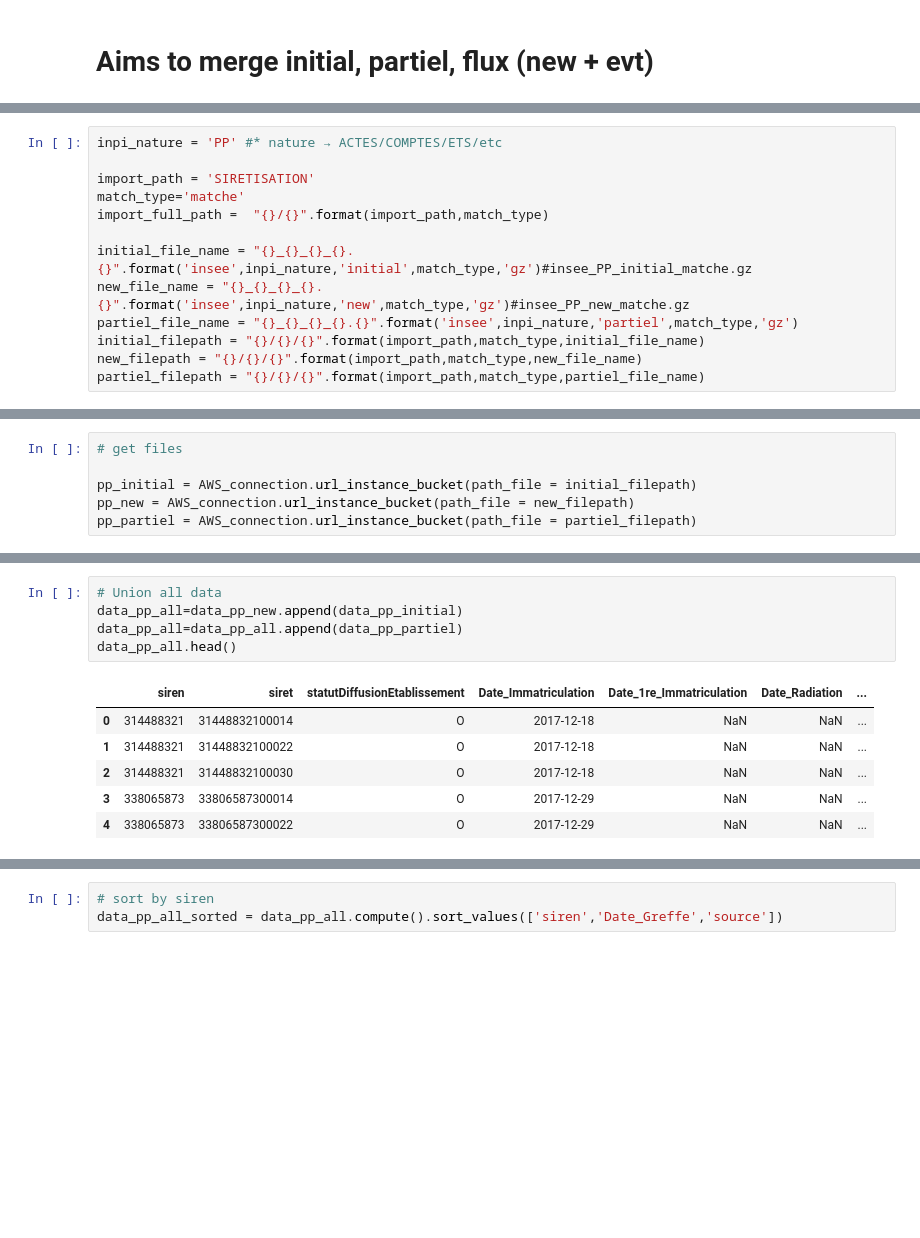
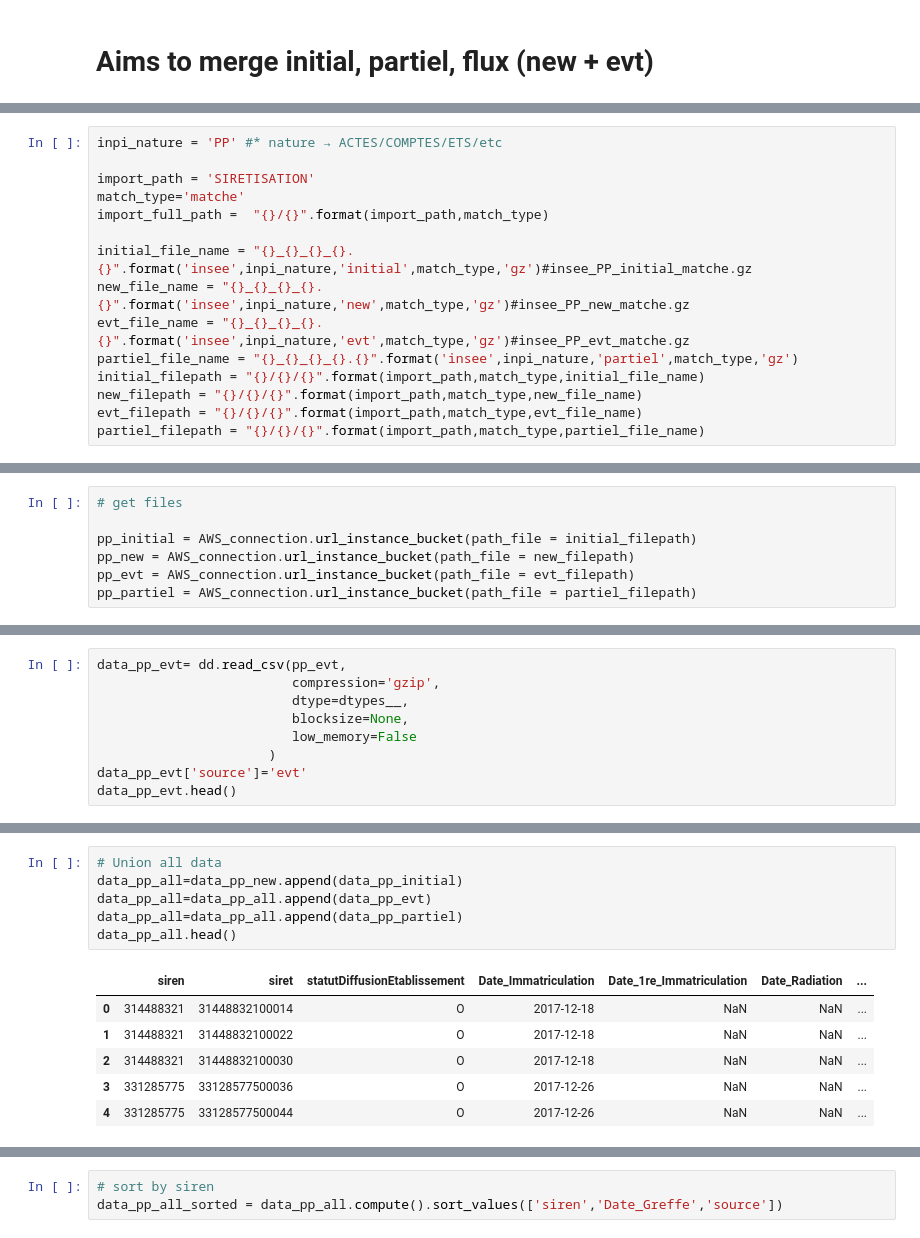
Before and after one commit to thomaspernet/InseeInpi_matching, a Jupyter notebook: Notebooks_matching/PP_all.ipynb, the cells around one changed output, grey strips where cells are left out. Cells and saved outputs as stored; diff of their text form; blank space fills up the shorter version.

```diff
--- a/Notebooks_matching/PP_all.ipynb
+++ b/Notebooks_matching/PP_all.ipynb
@@ -18,9 +21,11 @@ import_full_path =  "{}/{}".format(import_path,match_type)
 
 initial_file_name = "{}_{}_{}_{}.{}".format('insee',inpi_nature,'initial',match_type,'gz')#insee_PP_initial_matche.gz
 new_file_name = "{}_{}_{}_{}.{}".format('insee',inpi_nature,'new',match_type,'gz')#insee_PP_new_matche.gz
+evt_file_name = "{}_{}_{}_{}.{}".format('insee',inpi_nature,'evt',match_type,'gz')#insee_PP_evt_matche.gz
 partiel_file_name = "{}_{}_{}_{}.{}".format('insee',inpi_nature,'partiel',match_type,'gz')
 initial_filepath = "{}/{}/{}".format(import_path,match_type,initial_file_name)
 new_filepath = "{}/{}/{}".format(import_path,match_type,new_file_name)
+evt_filepath = "{}/{}/{}".format(import_path,match_type,evt_file_name)
 partiel_filepath = "{}/{}/{}".format(import_path,match_type,partiel_file_name)
 # %%
 # instanciate AWS connection
@@ -33,6 +37,7 @@ AWS_connection = aws.aws_instantiate(instance_aws, bucket)
 
 pp_initial = AWS_connection.url_instance_bucket(path_file = initial_filepath)
 pp_new = AWS_connection.url_instance_bucket(path_file = new_filepath)
+pp_evt = AWS_connection.url_instance_bucket(path_file = evt_filepath)
 pp_partiel = AWS_connection.url_instance_bucket(path_file = partiel_filepath)
 # %%
 ## INPI
@@ -82,0 +88,9 @@ data_pp_initial.head()
+# %%
+data_pp_evt= dd.read_csv(pp_evt,
+                         compression='gzip',
+                         dtype=dtypes__,
+                         blocksize=None,
+                         low_memory=False
+                      )
+data_pp_evt['source']='evt'
+data_pp_evt.head()
@@ -99,15 +120,16 @@ data_pp_partiel.head()
 # %%
 # Union all data
 data_pp_all=data_pp_new.append(data_pp_initial)
+data_pp_all=data_pp_all.append(data_pp_evt)
 data_pp_all=data_pp_all.append(data_pp_partiel)
 data_pp_all.head()
 # %% [output]
 |  | siren | siret | statutDiffusionEtablissement | Date_Immatriculation | Date_1re_Immatriculation | Date_Radiation | ... |
 | 0 | 314488321 | 31448832100014 | O | 2017-12-18 | NaN | NaN | ... |
 | 1 | 314488321 | 31448832100022 | O | 2017-12-18 | NaN | NaN | ... |
 | 2 | 314488321 | 31448832100030 | O | 2017-12-18 | NaN | NaN | ... |
-| 3 | 338065873 | 33806587300014 | O | 2017-12-29 | NaN | NaN | ... |
-| 4 | 338065873 | 33806587300022 | O | 2017-12-29 | NaN | NaN | ... |
+| 3 | 331285775 | 33128577500036 | O | 2017-12-26 | NaN | NaN | ... |
+| 4 | 331285775 | 33128577500044 | O | 2017-12-26 | NaN | NaN | ... |
 # %%
 # check source repartition
 data_pp_all['source'].value_counts().compute()
```
Also changed, not shown: parts of 17 cells of this notebook, 2 other files.
